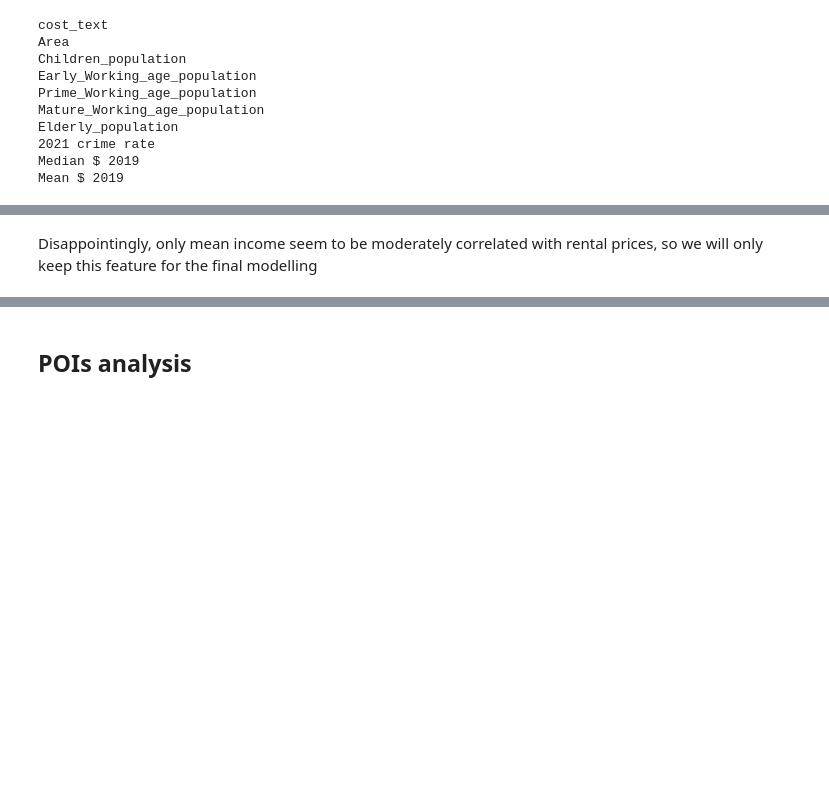
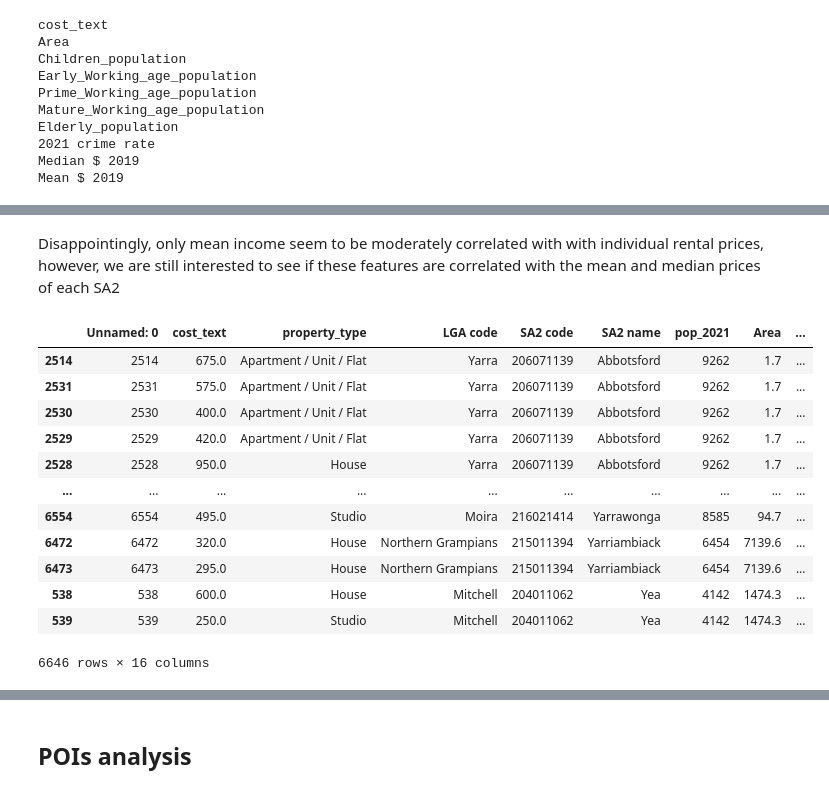
Before and after one commit to MAST30034-Applied-Data-Science/generic-real-estate-consulting-project-18, a Jupyter notebook: notebooks/Summary_notebook.ipynb, the cells around one changed output, grey strips where cells are left out. Saved outputs shown, nothing was run; the diff lists cells and outputs as text; code cells hidden in the pictures; blank space fills up the shorter version.

Commit message:
finished external SA2 data analysis - ready for final predictions

```diff
--- a/notebooks/Summary_notebook.ipynb
+++ b/notebooks/Summary_notebook.ipynb
@@ -183,4 +183,4 @@ This section's analysis and modelling results suggest that the number of baths,
 ## SA2 specific features analysis
 # %%
 # read in all SA2 specific features
-SA2_features = pd.read_csv('data/curated/external_features(SA2).csv')
+SA2_features_raw = pd.read_csv('data/curated/external_features(SA2).csv')
@@ -188,0 +187,5 @@ FileNotFoundError: [Errno 2] No such file or directory: 'data/curated/external_f
+# %%
+SA2_features_raw.sort_values(by = ['SA2 name'], inplace = True) # sort alphabetically
+# %%
+# replace string values
+SA2_features_raw = SA2_features_raw.replace(['np'],'0')
@@ -225,4 +227,4 @@ corr_2.style.background_gradient(cmap='coolwarm')
 | Median $ 2019 | 0.227290 | -0.158041 | -0.049792 | -0.228591 | 0.113782 | ... |
 | Mean $ 2019 | 0.295746 | -0.122861 | -0.165628 | -0.091801 | 0.000263 | ... |
 # %% [markdown]
-Disappointingly, only mean income seem to be moderately correlated with rental prices, so we will only keep this feature for the final modelling
+Disappointingly, only mean income seem to be moderately correlated with with individual rental prices, however, we are still interested to see if these features are correlated with the mean and median prices of each SA2
@@ -228,0 +235,16 @@ Disappointingly, only mean income seem to be moderately correlated with rental p
+# %%
+SA2_features_raw
+# %% [output]
+|  | Unnamed: 0 | cost_text | property_type | LGA code | SA2 code | SA2 name | pop_2021 | Area | ... |
+| 2514 | 2514 | 675.0 | Apartment / Unit / Flat | Yarra | 206071139 | Abbotsford | 9262 | 1.7 | ... |
+| 2531 | 2531 | 575.0 | Apartment / Unit / Flat | Yarra | 206071139 | Abbotsford | 9262 | 1.7 | ... |
+| 2530 | 2530 | 400.0 | Apartment / Unit / Flat | Yarra | 206071139 | Abbotsford | 9262 | 1.7 | ... |
+| 2529 | 2529 | 420.0 | Apartment / Unit / Flat | Yarra | 206071139 | Abbotsford | 9262 | 1.7 | ... |
+| 2528 | 2528 | 950.0 | House | Yarra | 206071139 | Abbotsford | 9262 | 1.7 | ... |
+| ... | ... | ... | ... | ... | ... | ... | ... | ... | ... |
+| 6554 | 6554 | 495.0 | Studio | Moira | 216021414 | Yarrawonga | 8585 | 94.7 | ... |
+| 6472 | 6472 | 320.0 | House | Northern Grampians | 215011394 | Yarriambiack | 6454 | 7139.6 | ... |
+| 6473 | 6473 | 295.0 | House | Northern Grampians | 215011394 | Yarriambiack | 6454 | 7139.6 | ... |
+| 538 | 538 | 600.0 | House | Mitchell | 204011062 | Yea | 4142 | 1474.3 | ... |
+| 539 | 539 | 250.0 | Studio | Mitchell | 204011062 | Yea | 4142 | 1474.3 | ... |
+6646 rows × 16 columns
```
Also changed, not shown: parts of 11 cells of this notebook.
